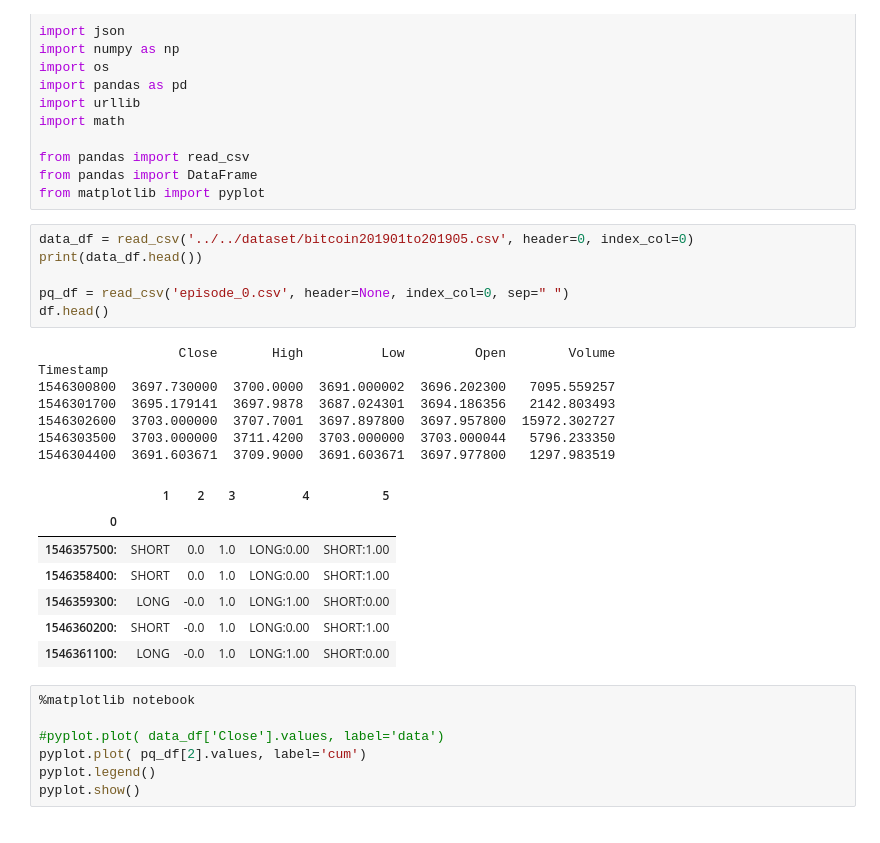
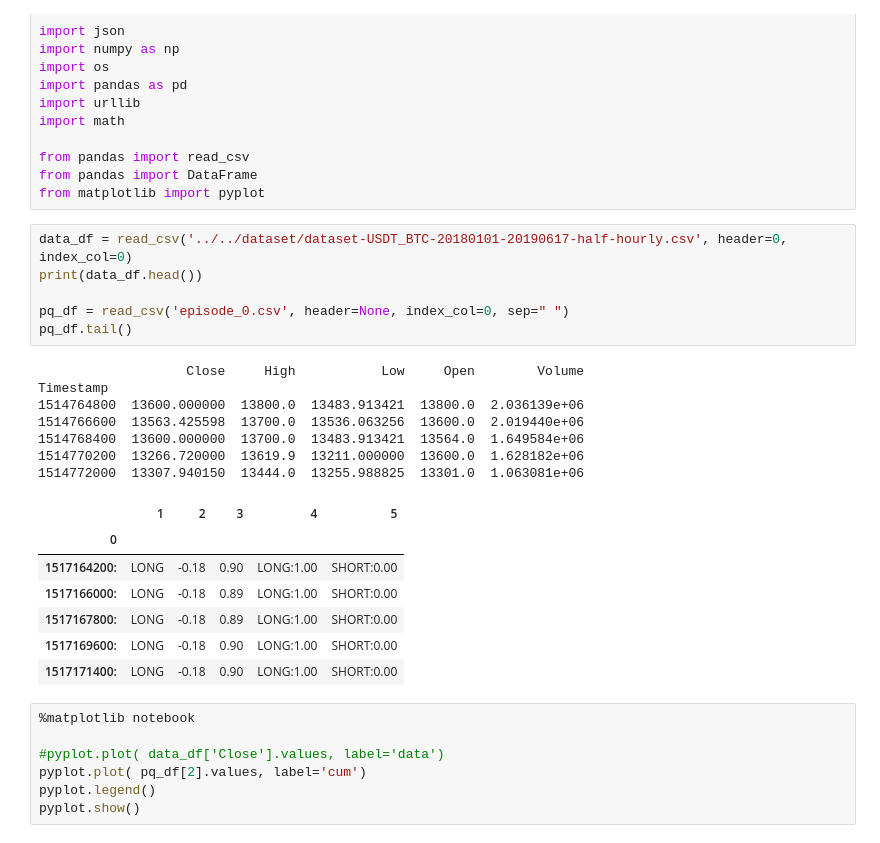
Before and after one commit to dxcv/TradingAlgo, a Jupyter notebook: RL/stock_market_reinforcement_learning/plot.ipynb, the cells around one changed output. Saved outputs shown, nothing was run; the diff lists cells and outputs as text.

```diff
--- a/RL/stock_market_reinforcement_learning/plot.ipynb
+++ b/RL/stock_market_reinforcement_learning/plot.ipynb
@@ -13,26 +13,26 @@ from pandas import read_csv
 from pandas import DataFrame
 from matplotlib import pyplot
 # %%
-data_df = read_csv('../../dataset/bitcoin201901to201905.csv', header=0, index_col=0)
+data_df = read_csv('../../dataset/dataset-USDT_BTC-20180101-20190617-half-hourly.csv', header=0, index_col=0)
 print(data_df.head())
 
 pq_df = read_csv('episode_0.csv', header=None, index_col=0, sep=" ")
-df.head()
+pq_df.tail()
 # %% [output]
-                  Close       High          Low         Open        Volume
+                   Close     High           Low     Open        Volume
 Timestamp
-1546300800  3697.730000  3700.0000  3691.000002  3696.202300   7095.559257
-1546301700  3695.179141  3697.9878  3687.024301  3694.186356   2142.803493
-1546302600  3703.000000  3707.7001  3697.897800  3697.957800  15972.302727
-1546303500  3703.000000  3711.4200  3703.000000  3703.000044   5796.233350
-1546304400  3691.603671  3709.9000  3691.603671  3697.977800   1297.983519
+1514764800  13600.000000  13800.0  13483.913421  13800.0  2.036139e+06
+1514766600  13563.425598  13700.0  13536.063256  13600.0  2.019440e+06
+1514768400  13600.000000  13700.0  13483.913421  13564.0  1.649584e+06
+1514770200  13266.720000  13619.9  13211.000000  13600.0  1.628182e+06
+1514772000  13307.940150  13444.0  13255.988825  13301.0  1.063081e+06
 |  | 1 | 2 | 3 | 4 | 5 |
 | 0 |  |  |  |  |  |
-| 1546357500: | SHORT | 0.0 | 1.0 | LONG:0.00 | SHORT:1.00 |
-| 1546358400: | SHORT | 0.0 | 1.0 | LONG:0.00 | SHORT:1.00 |
-| 1546359300: | LONG | -0.0 | 1.0 | LONG:1.00 | SHORT:0.00 |
-| 1546360200: | SHORT | -0.0 | 1.0 | LONG:0.00 | SHORT:1.00 |
-| 1546361100: | LONG | -0.0 | 1.0 | LONG:1.00 | SHORT:0.00 |
+| 1517164200: | LONG | -0.18 | 0.90 | LONG:1.00 | SHORT:0.00 |
+| 1517166000: | LONG | -0.18 | 0.89 | LONG:1.00 | SHORT:0.00 |
+| 1517167800: | LONG | -0.18 | 0.89 | LONG:1.00 | SHORT:0.00 |
+| 1517169600: | LONG | -0.18 | 0.90 | LONG:1.00 | SHORT:0.00 |
+| 1517171400: | LONG | -0.18 | 0.90 | LONG:1.00 | SHORT:0.00 |
 # %%
 %matplotlib notebook
 
```
Also changed, not shown: parts of 1 cell of this notebook, 3 other files.
